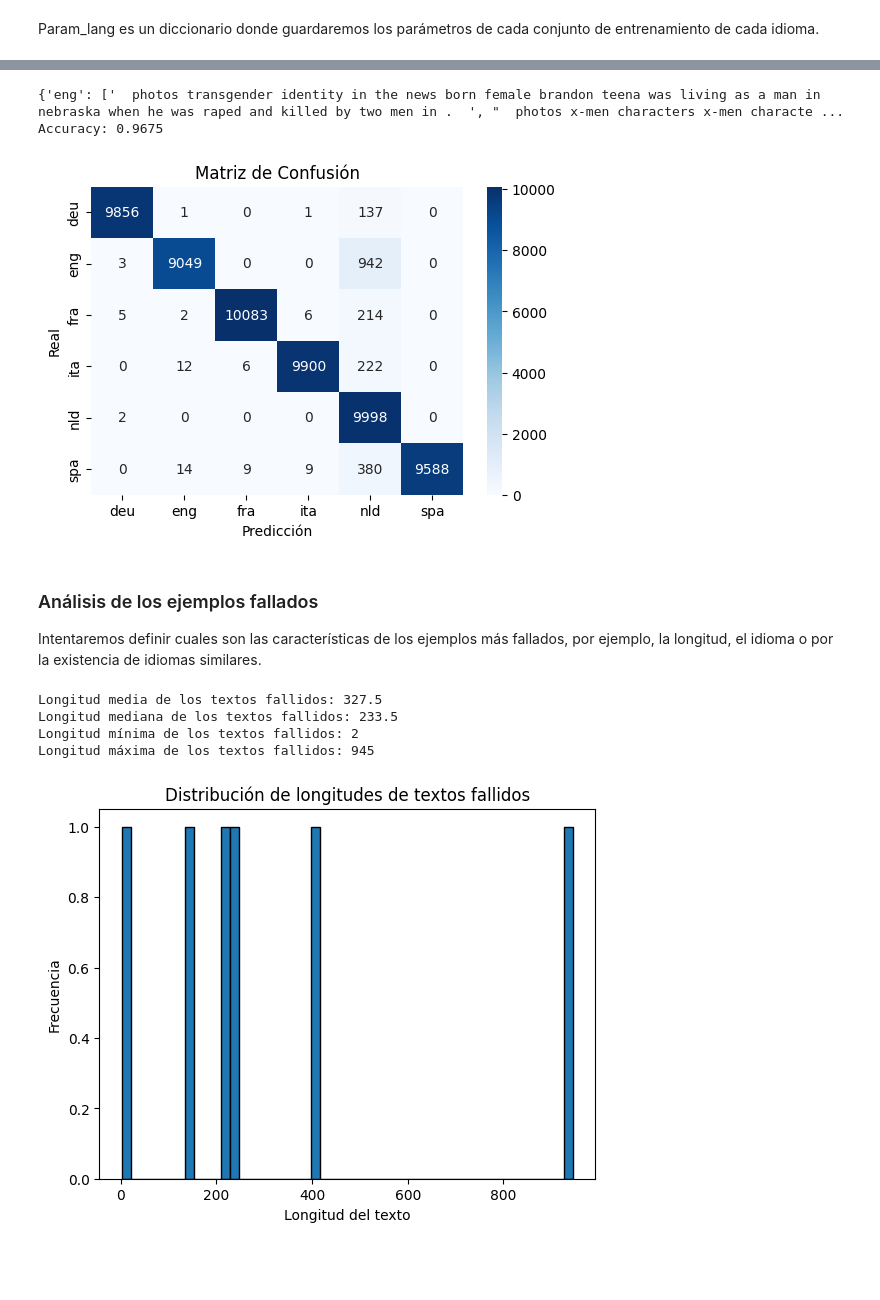
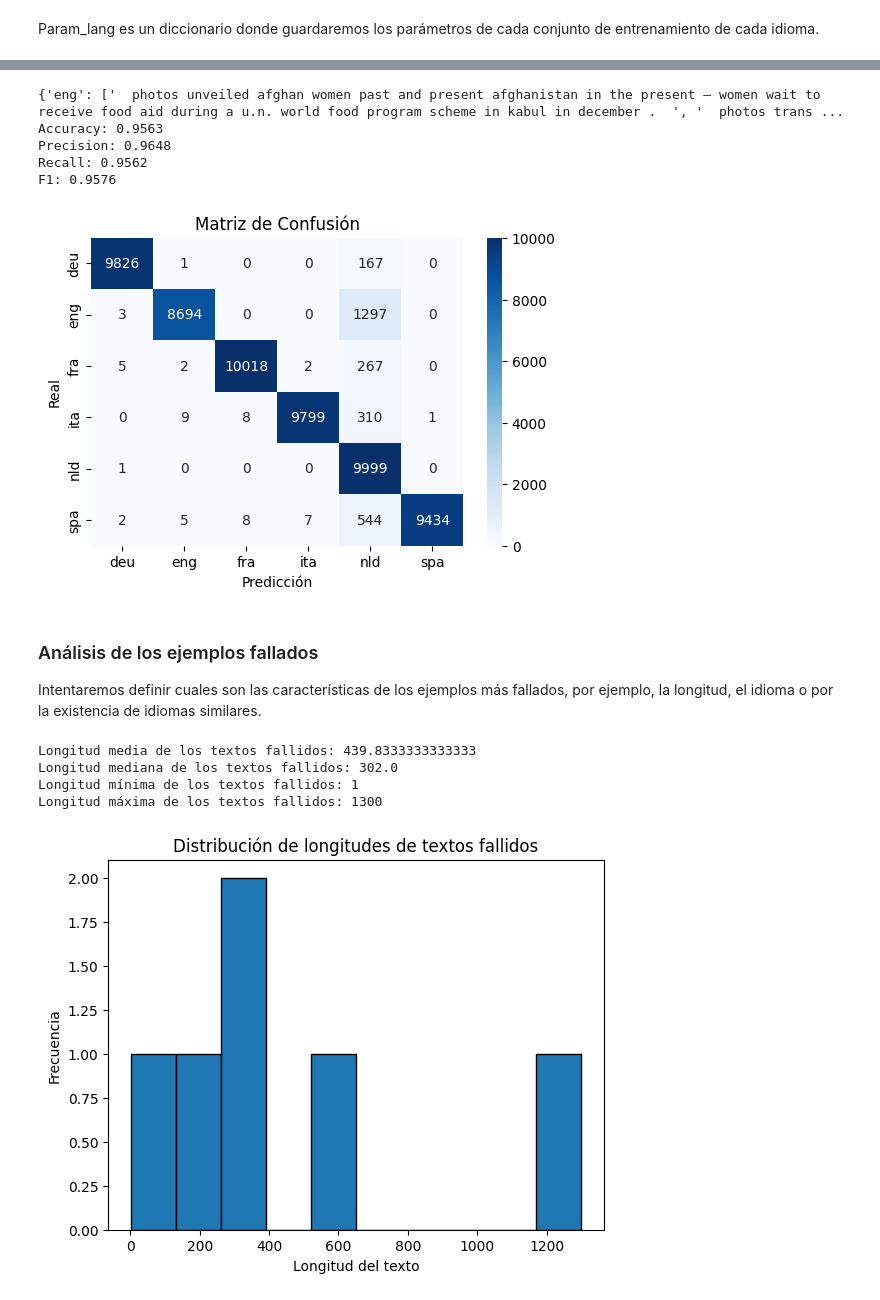
Before and after one commit to TaliaPr/Natural-Language-Processing, a Jupyter notebook: pog.ipynb, the cells around one changed output, grey strips where cells are left out. Cells and saved outputs as stored; diff of their text form; code cells hidden in the pictures; blank space fills up the shorter version.

```diff
--- a/pog.ipynb
+++ b/pog.ipynb
@@ -129,7 +142,13 @@ y_true = Files_origin
 
 # Calcular Accuracy
 accuracy = accuracy_score(y_true, y_pred)
+precision = precision_score(y_true, y_pred, average='macro')
+recall = recall_score(y_true, y_pred, average='macro')
+f1 = f1_score(y_true, y_pred, average='macro')
 print(f"Accuracy: {accuracy:.4f}")
+print(f"Precision: {precision:.4f}")
+print(f"Recall: {recall:.4f}")
+print(f"F1: {f1:.4f}")
 
 # Generar Matriz de Confusión
 labels = sorted(set(y_true))  # Ordenar etiquetas únicas
@@ -143,9 +162,12 @@ plt.ylabel("Real")
 plt.title("Matriz de Confusión")
 plt.show()
 # %% [output]
-{'eng': ['  photos transgender identity in the news born female brandon teena was living as a man in nebraska when he was raped and killed by two men in .  ', "  photos x-men characters x-men characte ...
-Accuracy: 0.9675
+{'eng': ['  photos unveiled afghan women past and present afghanistan in the present – women wait to receive food aid during a u.n. world food program scheme in kabul in december .  ', '  photos trans ...
+Accuracy: 0.9563
+Precision: 0.9648
+Recall: 0.9562
+F1: 0.9576
-[figure, old version]
+[figure, new version]
 # %% [markdown]
 ### Análisis de los ejemplos fallados
 
@@ -153,27 +175,27 @@ Intentaremos definir cuales son las características de los ejemplos más fallad
 # %%
 frases_fallidas = list(Fallados.values())
 
 # Calcular la longitud de cada ejemplo fallido
 longitudes_fallidos = [len(frase) for frase in frases_fallidas]
 
 # Estadísticas básicas
 print("Longitud media de los textos fallidos:", np.mean(longitudes_fallidos))
 print("Longitud mediana de los textos fallidos:", np.median(longitudes_fallidos))
 print("Longitud mínima de los textos fallidos:", np.min(longitudes_fallidos))
 print("Longitud máxima de los textos fallidos:", np.max(longitudes_fallidos))
 
 # Visualización
-plt.hist(longitudes_fallidos, bins=50, edgecolor='black')
+plt.hist(longitudes_fallidos, bins=10, edgecolor='black')
 plt.xlabel("Longitud del texto")
 plt.ylabel("Frecuencia")
 plt.title("Distribución de longitudes de textos fallidos")
 plt.show()
 # %% [output]
-Longitud media de los textos fallidos: 327.5
-Longitud mediana de los textos fallidos: 233.5
-Longitud mínima de los textos fallidos: 2
-Longitud máxima de los textos fallidos: 945
+Longitud media de los textos fallidos: 439.8333333333333
+Longitud mediana de los textos fallidos: 302.0
+Longitud mínima de los textos fallidos: 1
+Longitud máxima de los textos fallidos: 1300
-[figure, old version]
+[figure, new version]
 # %%
 from collections import Counter
 
```
Also changed, not shown: parts of 5 cells of this notebook, 5 other files.
